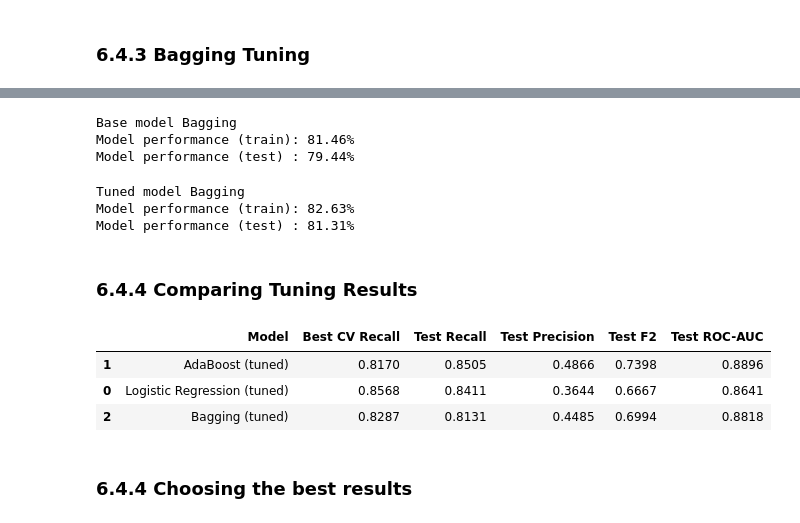
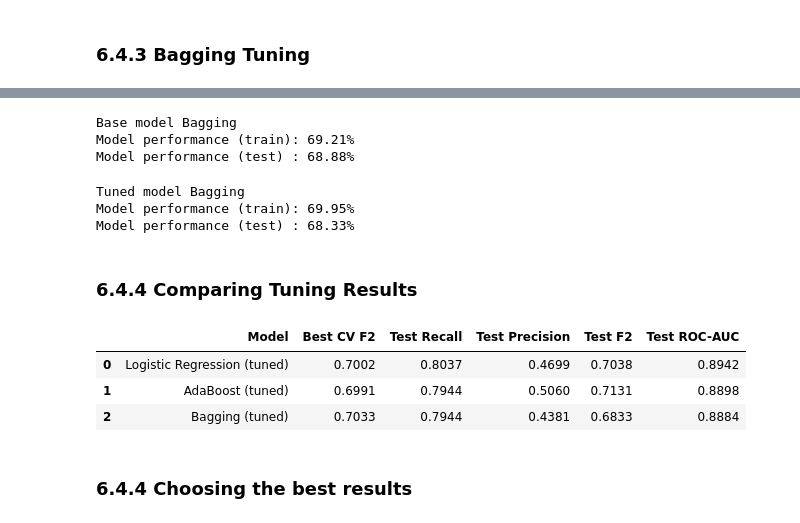
Before and after one commit to MikaMahaputra/E-Commerce-Customer-Churn, a Jupyter notebook: notebook/e-commerce-churn-analysis.ipynb, the cells around one changed output, grey strips where cells are left out. Drawn from its saved outputs; the diff is of its cells as text; code cells hidden in the pictures.

Commit message:
Finalized hyperparameter tuning

```diff
--- a/notebook/e-commerce-churn-analysis.ipynb
+++ b/notebook/e-commerce-churn-analysis.ipynb
@@ -1678,9 +1679,9 @@ lr_param_grid = {
 }
 
 lr_tuning = GridSearchCV(
-    estimator=best_logreg,
+    estimator=lr_model,
     param_grid=lr_param_grid,
-    scoring='recall',
+    scoring=f2_scorer,
     cv=StratifiedKFold(n_splits=5, shuffle=True, random_state=RANDOM_STATE),
     n_jobs=-1,
     verbose=1
@@ -1763,7 +1764,7 @@ ab_param_grid = {
 ab_tuning = GridSearchCV(
     estimator=ab_model,
     param_grid=ab_param_grid,
-    scoring='recall',
+    scoring=f2_scorer,
     cv=StratifiedKFold(n_splits=5, shuffle=True, random_state=RANDOM_STATE),
     n_jobs=-1,
     verbose=1
@@ -1832,10 +1833,8 @@ Model performance (test): 85.05%
 ### 6.4.3 Bagging Tuning
 # %%
 # Save best bagging
-best_bagging = clone(model_res_pipeline.set_params(classifier=bagging))
+bagging_model = clone(model_res_pipeline.set_params(classifier=bagging))
 # %%
-from sklearn.tree import DecisionTreeClassifier
-
 bagging_param_grid = {
     'classifier__n_estimators':         [10, 25, 50, 100, 150, 200],
     'classifier__max_samples':          [0.5, 0.6, 0.7, 0.8, 1.0],
@@ -1846,9 +1845,9 @@ bagging_param_grid = {
 }
 
 bagging_tuning = GridSearchCV(
-    estimator=best_bagging,
+    estimator=bagging_model,
     param_grid=bagging_param_grid,
-    scoring='recall',
+    scoring=f2_scorer,
     cv=StratifiedKFold(n_splits=5, shuffle=True, random_state=RANDOM_STATE),
     n_jobs=-1,
     verbose=1
@@ -1895,52 +1894,52 @@ y_train_pred_bagging = base_bagging.predict(x_train)
 y_test_pred_bagging  = base_bagging.predict(x_test)
 
 print('Base model Bagging')
-print(f'Model performance (train): {recall_score(y_train, y_train_pred_bagging):.2%}')
-print(f'Model performance (test) : {recall_score(y_test, y_test_pred_bagging):.2%}')
+print(f'Model performance (train): {fbeta_score(y_train, y_train_pred_bagging, beta=2):.2%}')
+print(f'Model performance (test) : {fbeta_score(y_test, y_test_pred_bagging, beta=2):.2%}')
 # %% [output]
 Base model Bagging
-Model performance (train): 81.46%
-Model performance (test) : 79.44%
+Model performance (train): 69.21%
+Model performance (test) : 68.88%
 # %%
 # After tuning
 y_train_pred_bagging = tunned_bagging.predict(x_train)
 y_test_pred_bagging  = tunned_bagging.predict(x_test)
 
 print('Tuned model Bagging')
-print(f'Model performance (train): {recall_score(y_train, y_train_pred_bagging):.2%}')
-print(f'Model performance (test) : {recall_score(y_test, y_test_pred_bagging):.2%}')
+print(f'Model performance (train): {fbeta_score(y_train, y_train_pred_bagging, beta=2):.2%}')
+print(f'Model performance (test) : {fbeta_score(y_test, y_test_pred_bagging, beta=2):.2%}')
 # %% [output]
 Tuned model Bagging
-Model performance (train): 82.63%
-Model performance (test) : 81.31%
+Model performance (train): 69.95%
+Model performance (test) : 68.33%
 # %% [markdown]
 ### 6.4.4 Comparing Tuning Results
 # %%
 tuning_rows = []
 
 for name, tuning, best_model in [
     ('Logistic Regression (tuned)', lr_tuning,      best_lr),
     ('AdaBoost (tuned)',            ab_tuning,      best_ab),
     ('Bagging (tuned)',             bagging_tuning, best_bagging),
 ]:
     y_pred = best_model.predict(x_test)
     roc    = roc_auc_score(y_test, best_model.predict_proba(x_test)[:, 1])
     tuning_rows.append({
         'Model':          name,
-        'Best CV Recall': round(tuning.best_score_, 4),
+        'Best CV F2': round(tuning.best_score_, 4),
         'Test Recall':    round(recall_score(y_test, y_pred), 4),
         'Test Precision': round(precision_score(y_test, y_pred), 4),
         'Test F2':        round(fbeta_score(y_test, y_pred, beta=2), 4),
         'Test ROC-AUC':   round(roc, 4),
     })
 
 tuning_df = pd.DataFrame(tuning_rows).sort_values('Test Recall', ascending=False)
 display(tuning_df)
 # %% [output]
-|  | Model | Best CV Recall | Test Recall | Test Precision | Test F2 | Test ROC-AUC |
-| 1 | AdaBoost (tuned) | 0.8170 | 0.8505 | 0.4866 | 0.7398 | 0.8896 |
-| 0 | Logistic Regression (tuned) | 0.8568 | 0.8411 | 0.3644 | 0.6667 | 0.8641 |
-| 2 | Bagging (tuned) | 0.8287 | 0.8131 | 0.4485 | 0.6994 | 0.8818 |
+|  | Model | Best CV F2 | Test Recall | Test Precision | Test F2 | Test ROC-AUC |
+| 0 | Logistic Regression (tuned) | 0.7002 | 0.8037 | 0.4699 | 0.7038 | 0.8942 |
+| 1 | AdaBoost (tuned) | 0.6991 | 0.7944 | 0.5060 | 0.7131 | 0.8898 |
+| 2 | Bagging (tuned) | 0.7033 | 0.7944 | 0.4381 | 0.6833 | 0.8884 |
 # %% [markdown]
 ### 6.4.4 Choosing the best results
 # %%
```
Also changed, not shown: parts of 26 cells of this notebook.
